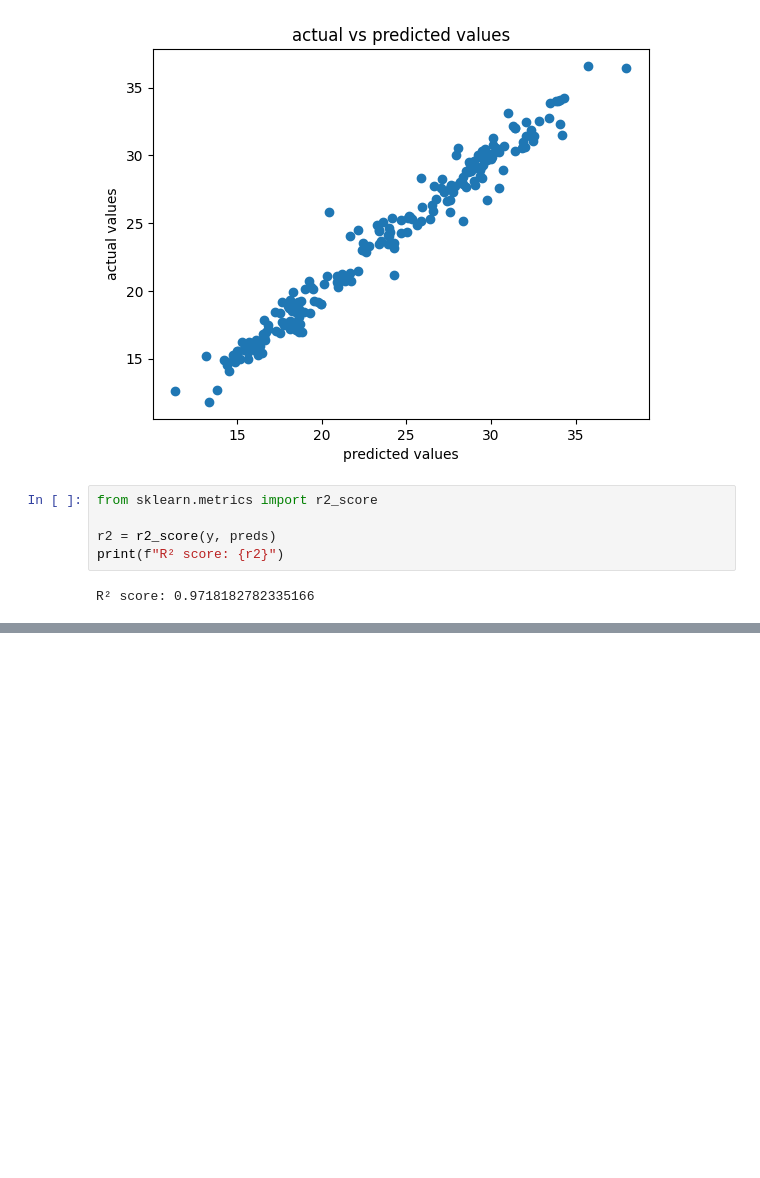
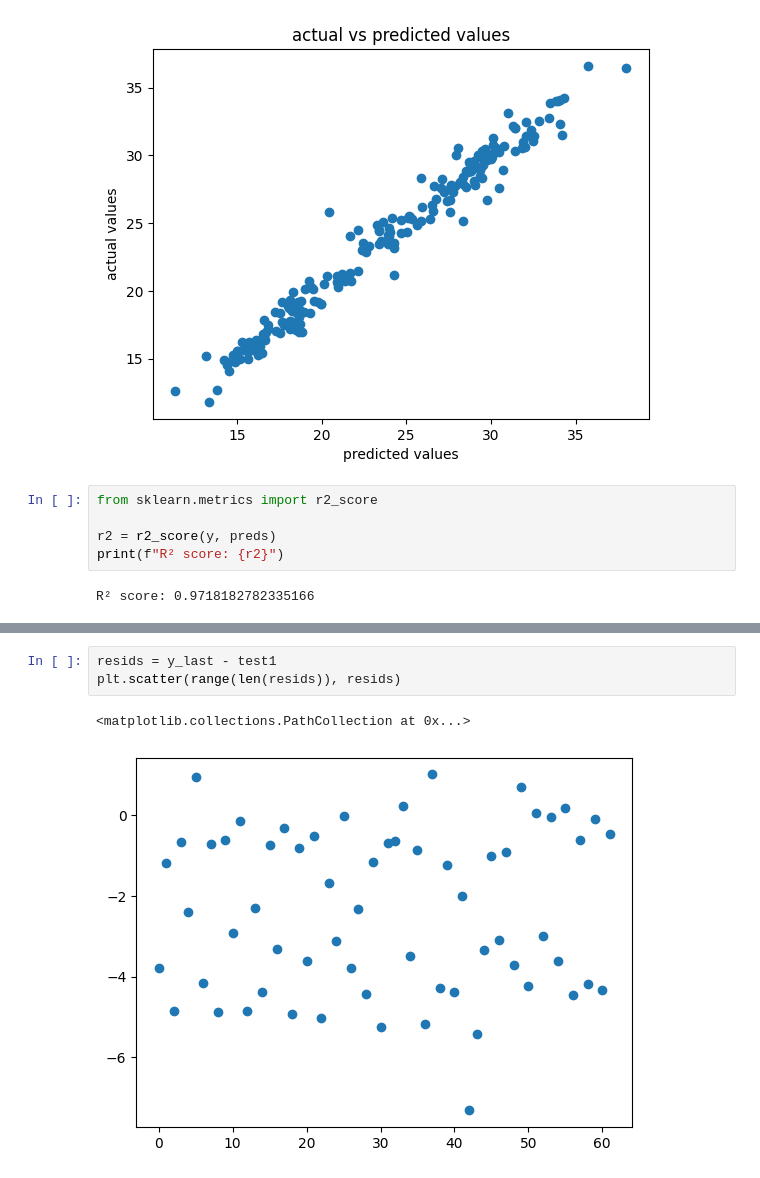
Before and after one commit to eliannemejia/OpenPort, a Jupyter notebook: datasets/raw-datasets/social_API.ipynb, the cells around one changed output, grey strips where cells are left out. Drawn from its saved outputs; the diff is of its cells as text; blank space fills up the shorter version.

```diff
--- a/datasets/raw-datasets/social_API.ipynb
+++ b/datasets/raw-datasets/social_API.ipynb
@@ -318,0 +432,6 @@ R² score: 0.9718182782335166
+# %%
+resids = y_last - test1
+plt.scatter(range(len(resids)), resids)
+# %% [output]
+<matplotlib.collections.PathCollection at 0x...>
+[figure, added]
```
Also changed, not shown: parts of 12 cells of this notebook, 2 other files.
